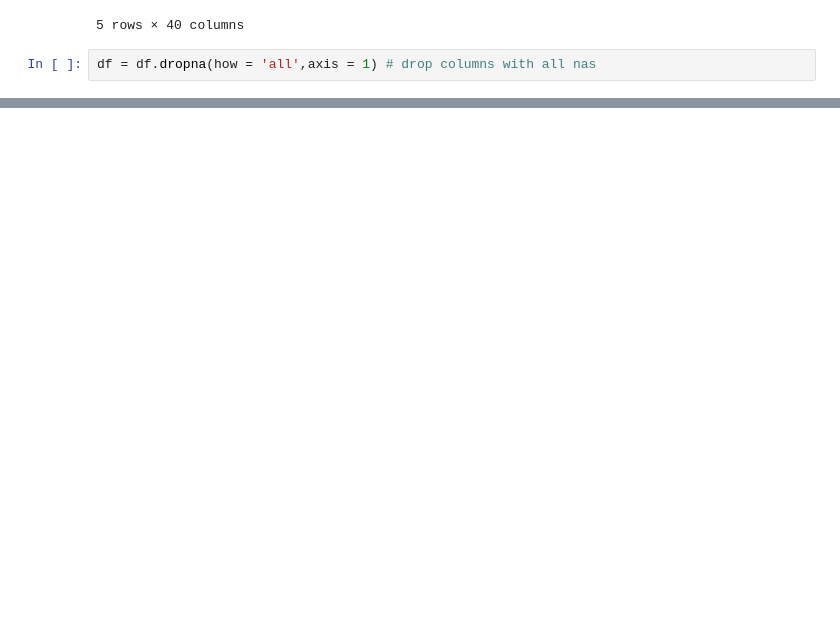
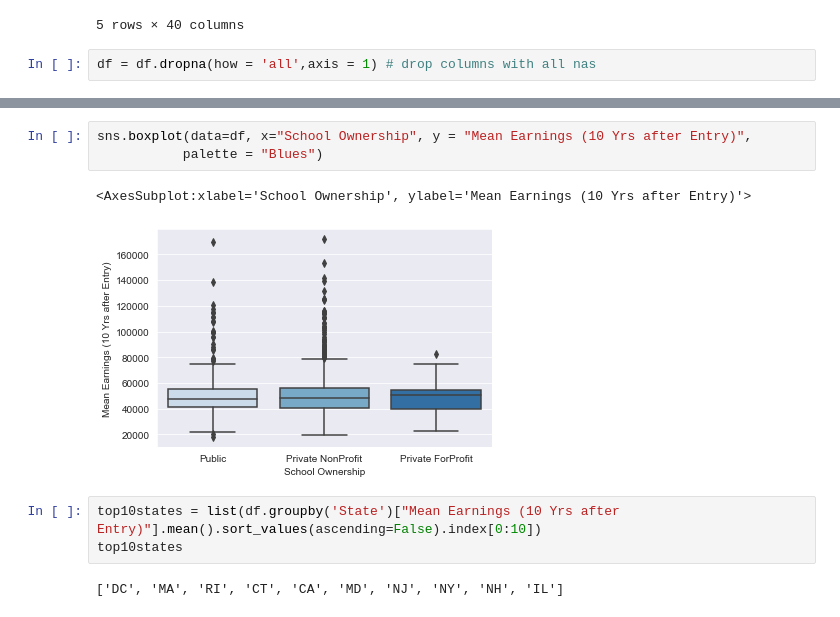
Before and after one commit to runstats21/college-score-card-analysis, a Jupyter notebook: CollegeScorecardEDA.ipynb, the cells around one changed output, grey strips where cells are left out. Cells and saved outputs as stored; diff of their text form; blank space fills up the shorter version.

```diff
--- a/CollegeScorecardEDA.ipynb
+++ b/CollegeScorecardEDA.ipynb
@@ -56,0 +107,11 @@ grid.map_upper(sns.scatterplot)
+# %%
+sns.boxplot(data=df, x="School Ownership", y = "Mean Earnings (10 Yrs after Entry)",
+           palette = "Blues")
+# %% [output]
+<AxesSubplot:xlabel='School Ownership', ylabel='Mean Earnings (10 Yrs after Entry)'>
+[figure, added]
+# %%
+top10states = list(df.groupby('State')["Mean Earnings (10 Yrs after Entry)"].mean().sort_values(ascending=False).index[0:10])
+top10states
+# %% [output]
+['DC', 'MA', 'RI', 'CT', 'CA', 'MD', 'NJ', 'NY', 'NH', 'IL']
```
Also changed, not shown: parts of 13 cells of this notebook, 2 other files.
